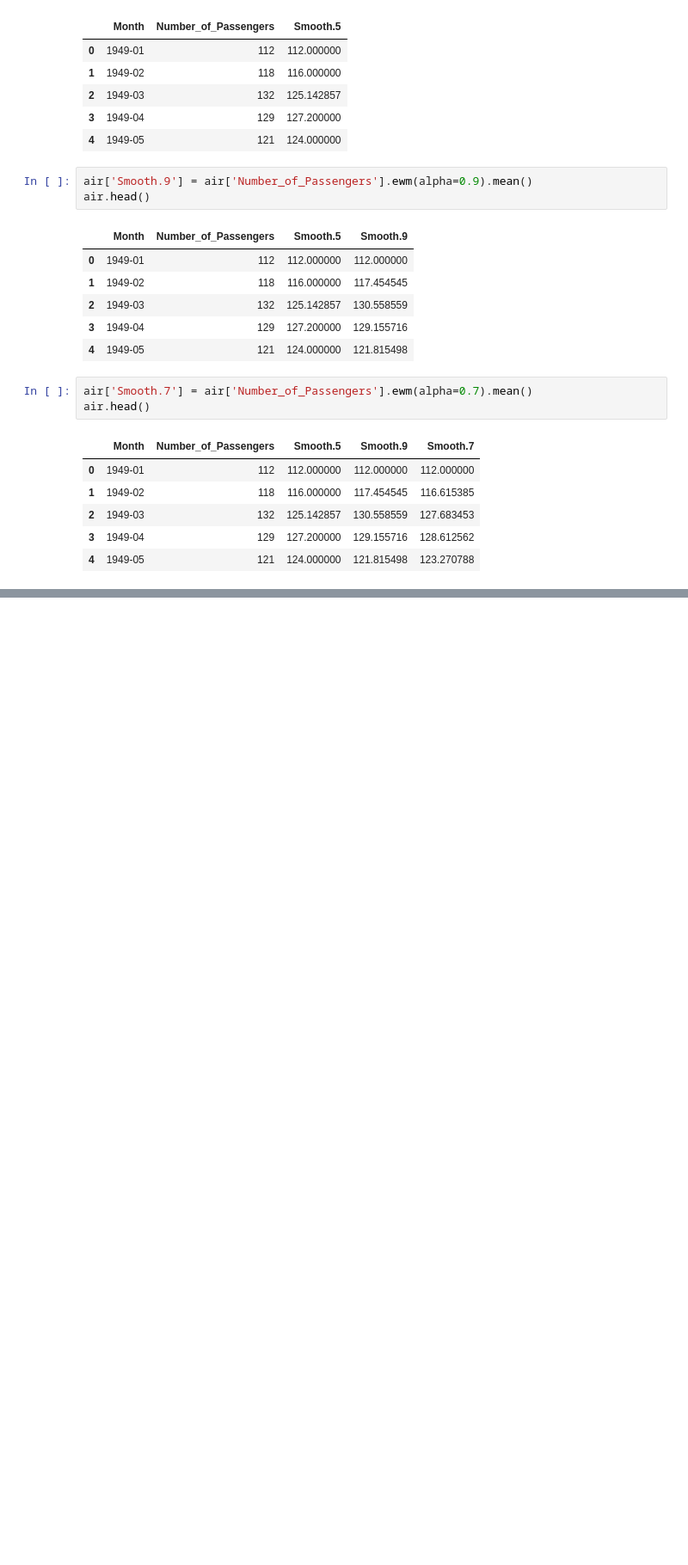
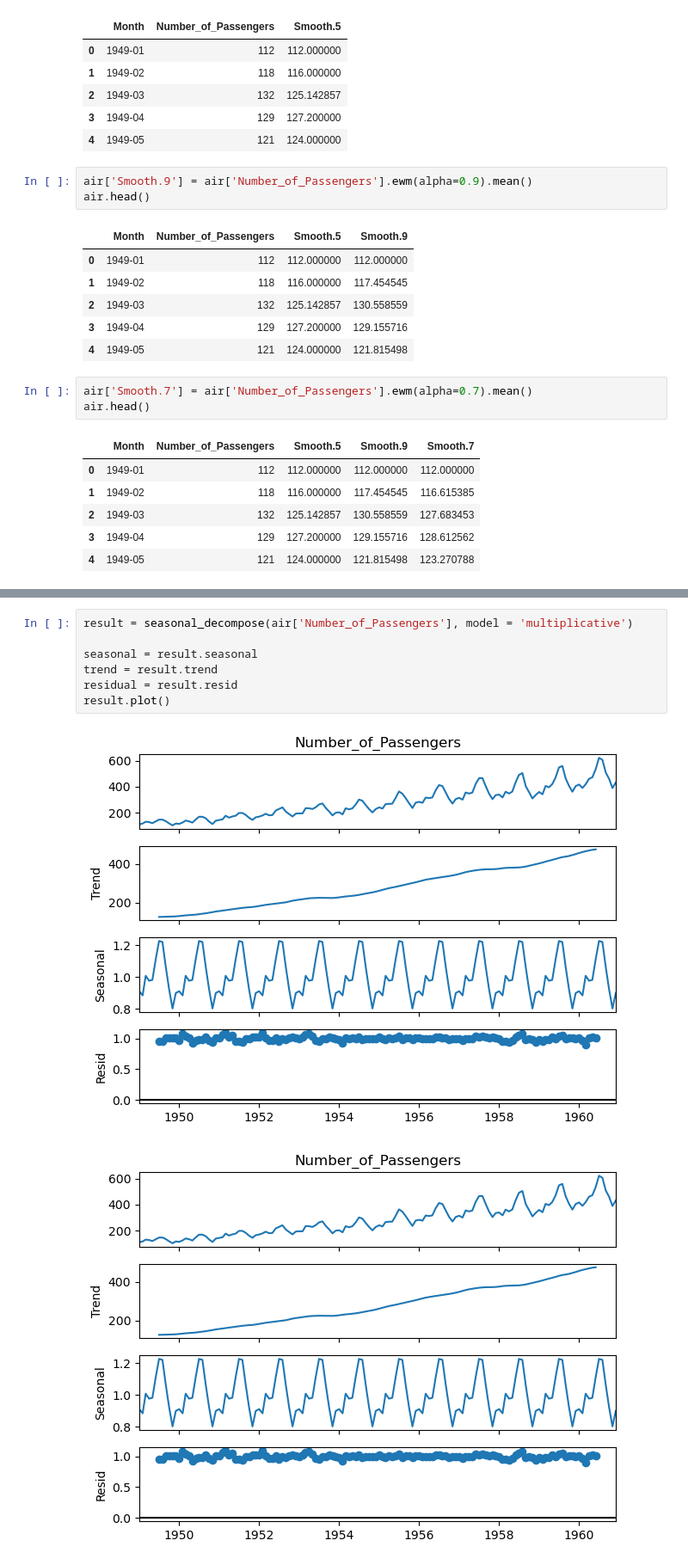
Before and after one commit to Veekits/Randoms, a Jupyter notebook: Time series Air pass/AirPass Exponential smoothing.ipynb, the cells around one changed output, grey strips where cells are left out. Shown: that part at 86% size. Cells and saved outputs as stored; diff of their text form; blank space fills up the shorter version.

```diff
--- a/Time series Air pass/AirPass Exponential smoothing.ipynb
+++ b/Time series Air pass/AirPass Exponential smoothing.ipynb
@@ -58,0 +99,10 @@ air.head()
+# %%
+result = seasonal_decompose(air['Number_of_Passengers'], model = 'multiplicative')
+
+seasonal = result.seasonal
+trend = result.trend
+residual = result.resid
+result.plot()
+# %% [output]
+[figure, added]
+[figure, added]
```
Also changed, not shown: parts of 6 cells of this notebook.
